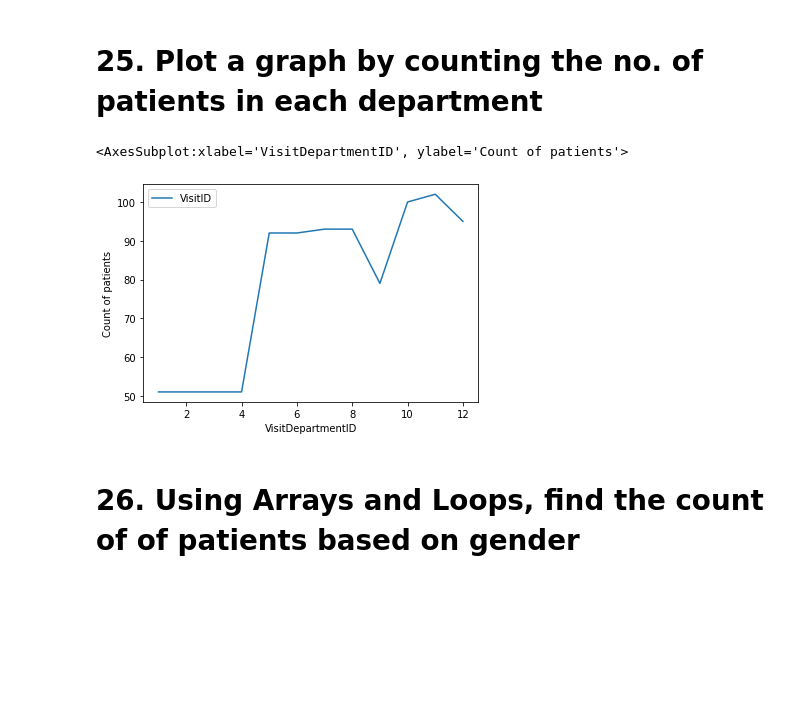
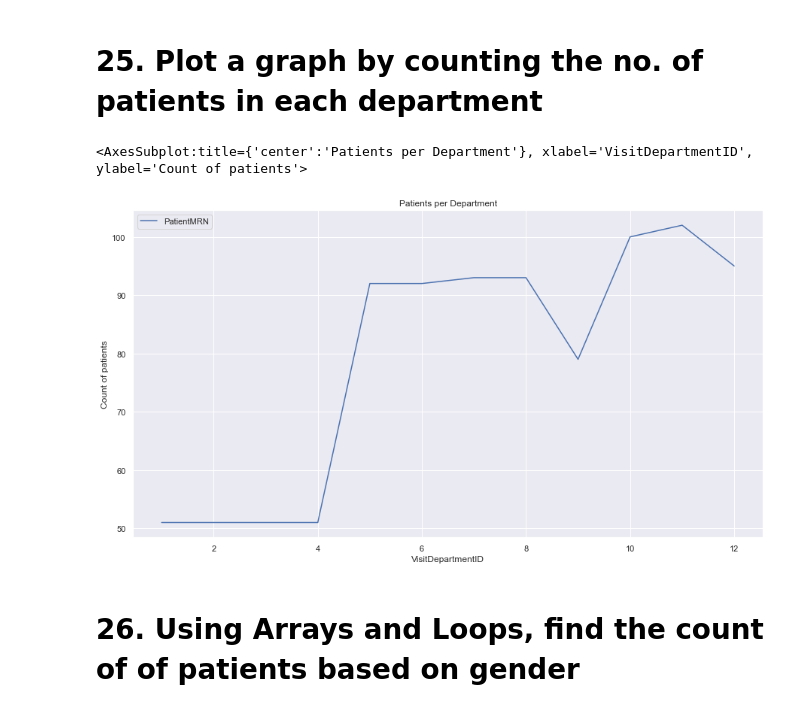
Before and after one commit to sharmaruchi02/Python_heckathon, a Jupyter notebook: Python_Hackathon_DataNinjas.ipynb, the cells around one changed output. Drawn from its saved outputs; the diff is of its cells as text; code cells hidden in the pictures; blank space fills up the shorter version.

Commit message:
Changes added by Swapna based on first review as a group

```diff
--- a/Python_Hackathon_DataNinjas.ipynb
+++ b/Python_Hackathon_DataNinjas.ipynb
@@ -275,10 +323,10 @@ memory usage: 263.0+ bytes
 # %% [markdown]
 # 25. Plot a graph by counting the no. of patients in each department
 # %%
-dfav.groupby(['VisitDepartmentID'])[['VisitID']].count().plot(kind='line',ylabel='Count of patients')
+dfav.groupby(['VisitDepartmentID'])[['PatientMRN']].count().plot(kind='line',ylabel='Count of patients',title="Patients per Department")
 # %% [output]
-<AxesSubplot:xlabel='VisitDepartmentID', ylabel='Count of patients'>
+<AxesSubplot:title={'center':'Patients per Department'}, xlabel='VisitDepartmentID', ylabel='Count of patients'>
-[figure, old version]
+[figure, new version]
 # %% [markdown]
 # 26. Using Arrays and Loops, find the count of of patients based on gender
 # %%
```
Also changed, not shown: parts of 78 cells of this notebook, 1 other file.
